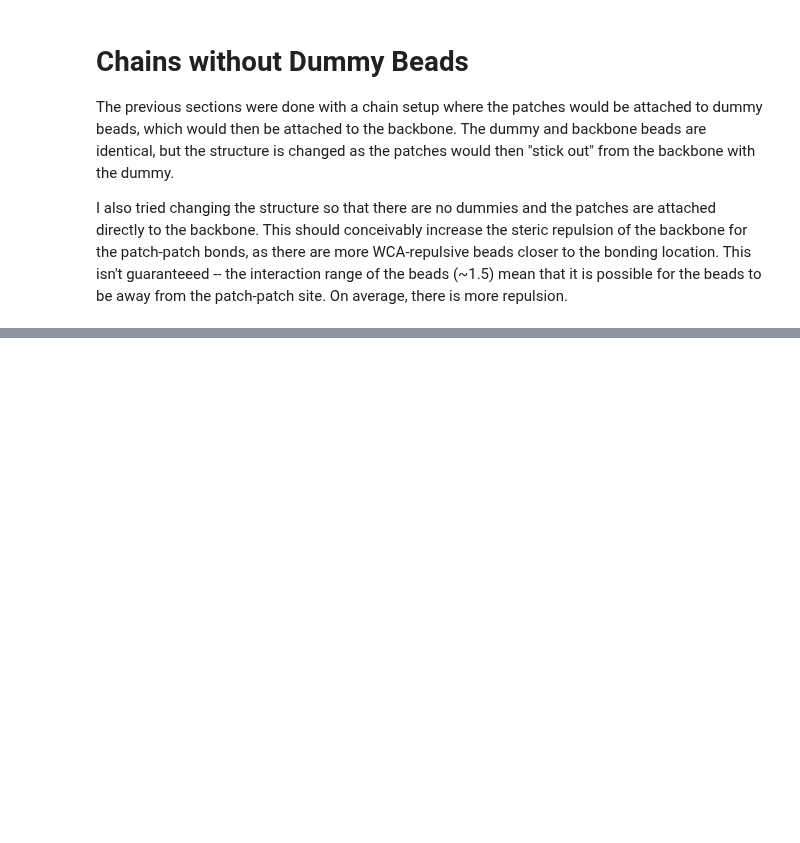
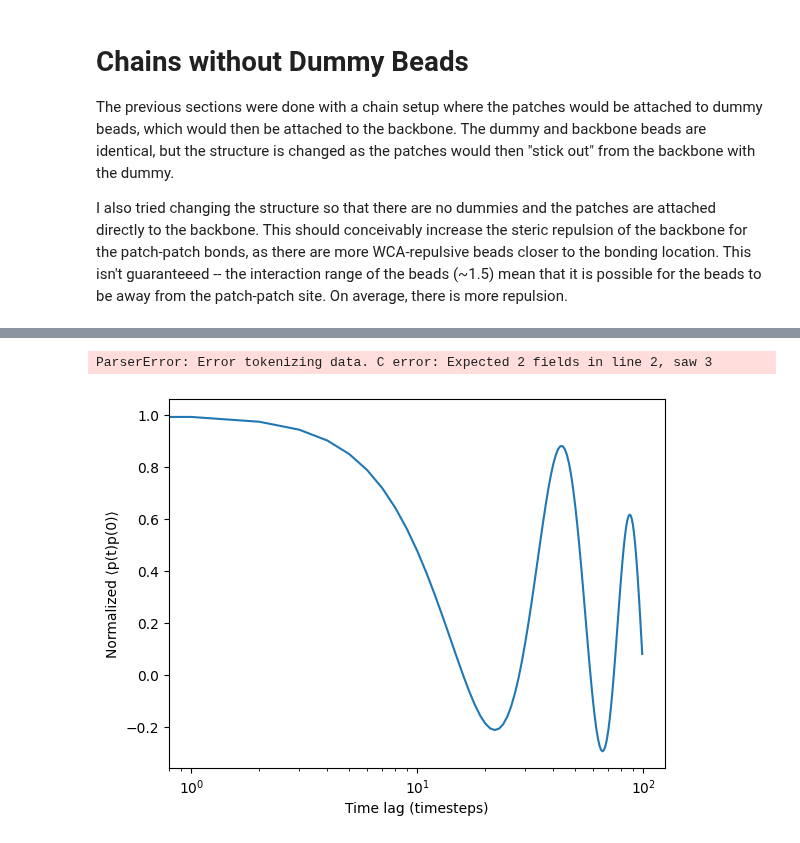
Before and after one commit to anotherbeaver/amine_polymers, a Jupyter notebook: logs/dyn_modulus 15 October.ipynb, the cells around one changed output, grey strips where cells are left out. Drawn from its saved outputs; the diff is of its cells as text; code cells hidden in the pictures; blank space fills up the shorter version.

```diff
--- a/logs/dyn_modulus 15 October.ipynb
+++ b/logs/dyn_modulus 15 October.ipynb
@@ -359,0 +317,40 @@ for n_patches in n:
+# %%
+# autocorrelation as calculated by LAMMPS
+
+import pandas as pd
+import matplotlib.pyplot as plt
+import numpy as np
+from io import StringIO
+
+n = [5]
+energies = [50]
+
+
+def read_last_block(filename):
+    with open(filename) as f:
+        blocks = f.read().split("# Timestep:")
+
+    # Last non-empty block
+    last_block = blocks[-1].strip().split("\n")
+    # Skip empty or malformed
+    last_block = [line for line in last_block if line and not line.startswith("#")]
+
+    # Convert to DataFrame
+    df = pd.read_csv(StringIO("\n".join(last_block)),
+                     delimiter=' ', names=["lag", "corr"])
+    return df
+
+df = read_last_block("Gt_long.dat")
+
+# Normalize so that C(0) = 1
+df["corr_norm"] = df["corr"] / df["corr"].iloc[0]
+# %% [output]
+ParserError: Error tokenizing data. C error: Expected 2 fields in line 2, saw 3
+# %%
+import matplotlib.pyplot as plt
+plt.semilogx(df["TimeDelta"], df["C_norm"])
+plt.xlabel("Time lag (timesteps)")
+plt.ylabel("Normalized ⟨p(t)p(0)⟩")
+plt.show()
+# %% [output]
+[figure, added]
```
Also changed, not shown: parts of 14 cells of this notebook, 2 other files.
